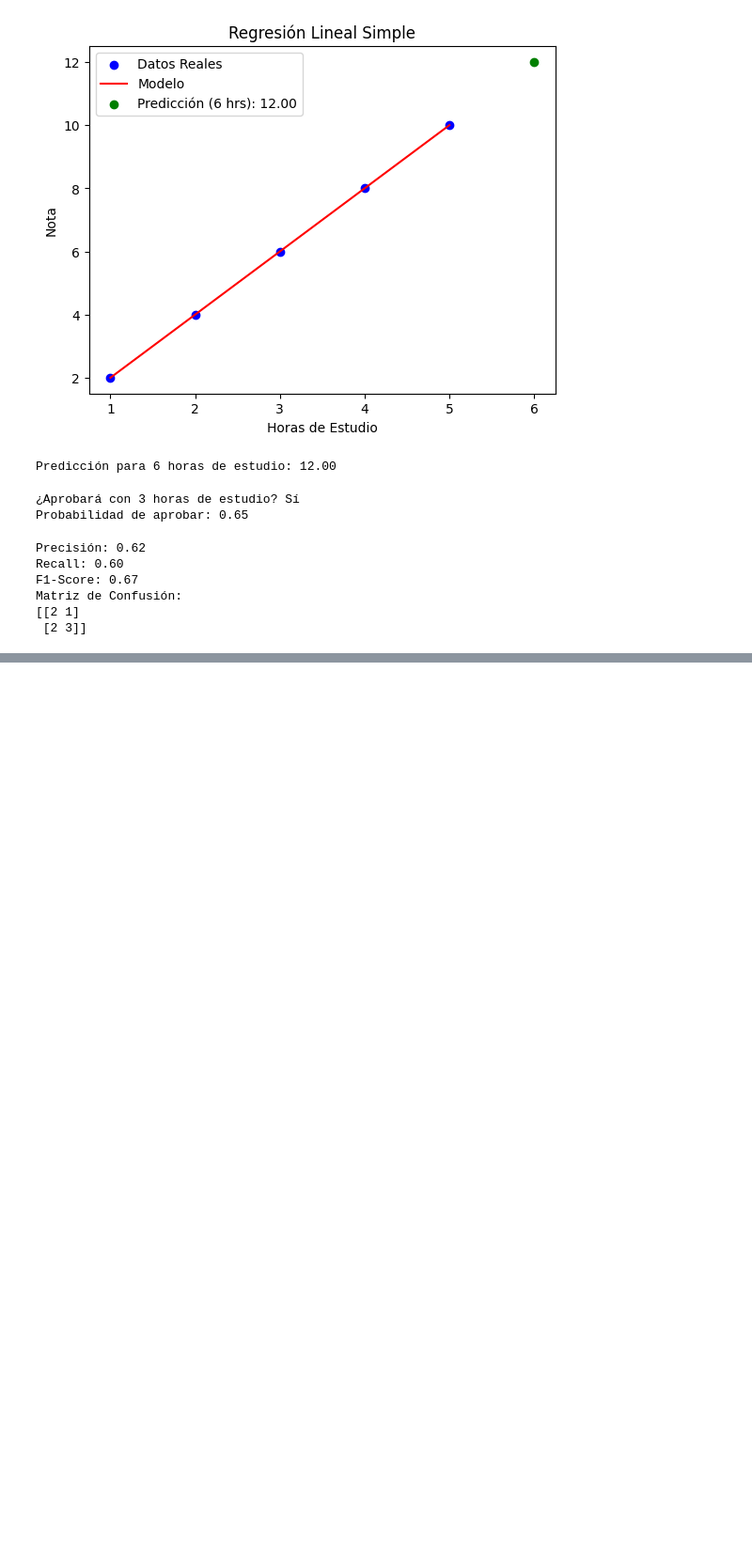
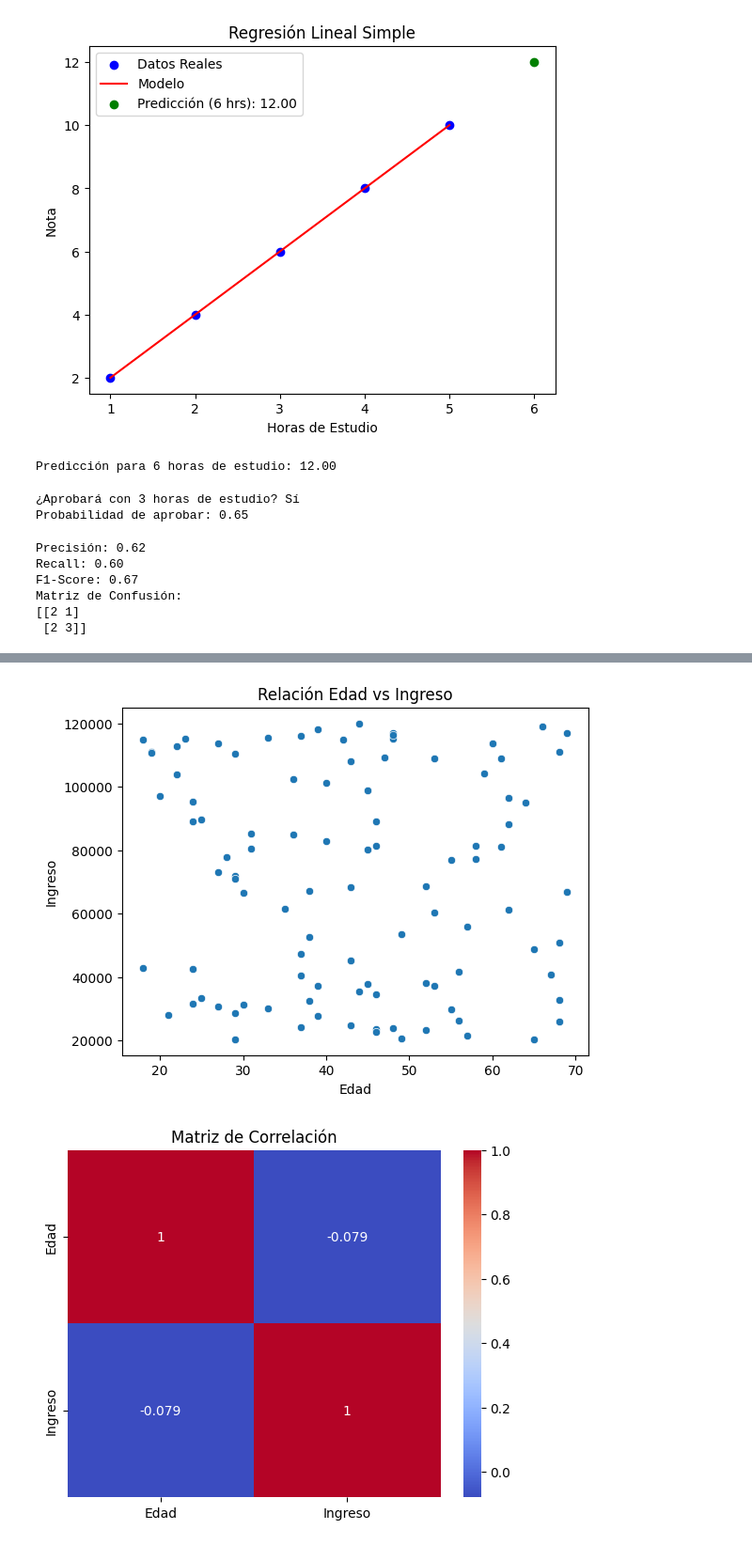
Before and after one commit to ivanmaldoc/CODIGOS-U3, a Jupyter notebook: script_u3.ipynb, the cells around one changed output, grey strips where cells are left out. Shown at 94% size. Drawn from its saved outputs; the diff is of its cells as text; code cells hidden in the pictures; blank space fills up the shorter version.

```diff
--- a/script_u3.ipynb
+++ b/script_u3.ipynb
@@ -76,0 +152,24 @@ Matriz de Confusión:
+# %%
+import seaborn as sns
+import pandas as pd
+import matplotlib.pyplot as plt
+
+# Datos simulados
+data = pd.DataFrame({
+    'Edad': np.random.randint(18, 70, 100),
+    'Ingreso': np.random.randint(20000, 120000, 100)
+})
+
+# Scatter plot
+sns.scatterplot(x='Edad', y='Ingreso', data=data)
+plt.title('Relación Edad vs Ingreso')
+plt.show()
+
+# Heatmap de correlación
+correlacion = data.corr()
+sns.heatmap(correlacion, annot=True, cmap='coolwarm')
+plt.title('Matriz de Correlación')
+plt.show()
+# %% [output]
+[figure, added]
+[figure, added]
```
Also changed, not shown: parts of 3 cells of this notebook.
